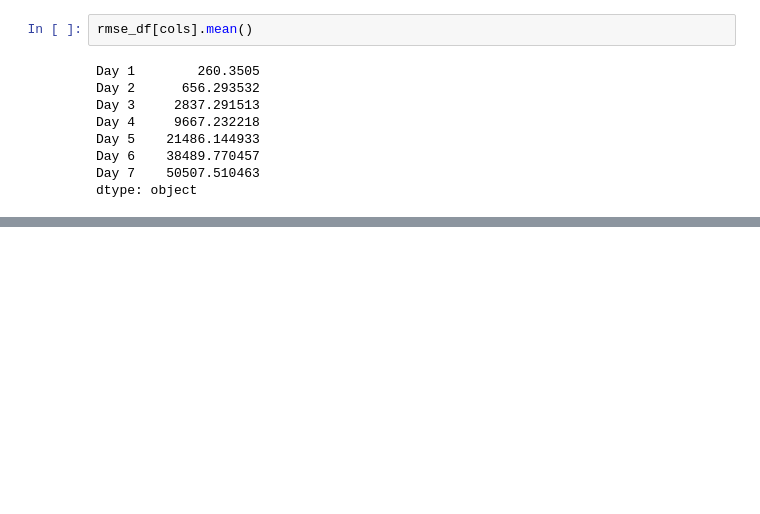
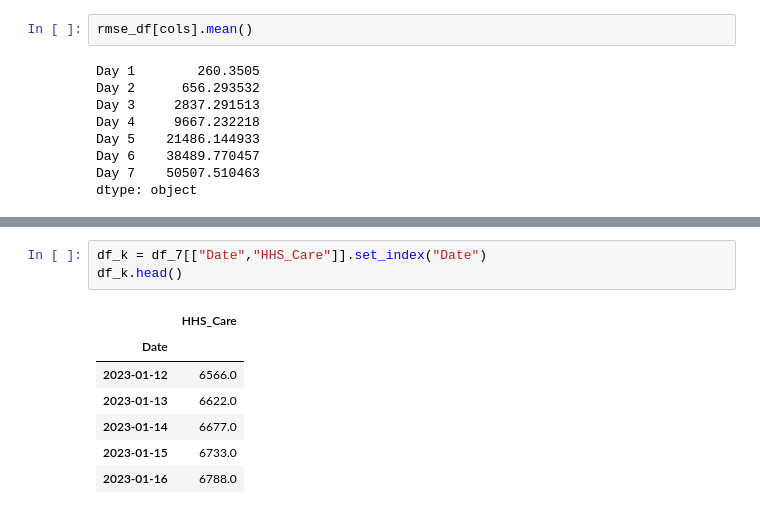
Before and after one commit to amithvardhan99/resume-projects, a Jupyter notebook: Predictive Forecasting of Care Load & Placement Demand/notebook.ipynb, the cells around one changed output, grey strips where cells are left out. Saved outputs shown, nothing was run; the diff lists cells and outputs as text; blank space fills up the shorter version.

```diff
--- a/Predictive Forecasting of Care Load & Placement Demand/notebook.ipynb
+++ b/Predictive Forecasting of Care Load & Placement Demand/notebook.ipynb
@@ -1042,0 +1066,11 @@ dtype: object
+# %%
+df_k = df_7[["Date","HHS_Care"]].set_index("Date")
+df_k.head()
+# %% [output]
+|  | HHS_Care |
+| Date |  |
+| 2023-01-12 | 6566.0 |
+| 2023-01-13 | 6622.0 |
+| 2023-01-14 | 6677.0 |
+| 2023-01-15 | 6733.0 |
+| 2023-01-16 | 6788.0 |
```
Also changed, not shown: parts of 12 cells of this notebook.
